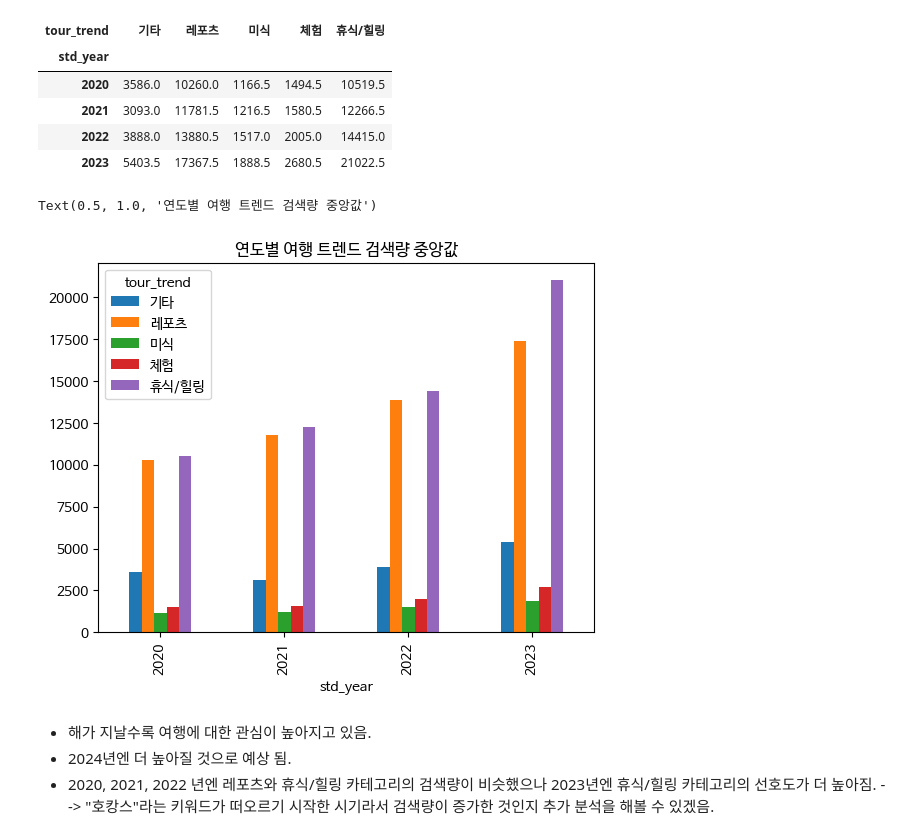
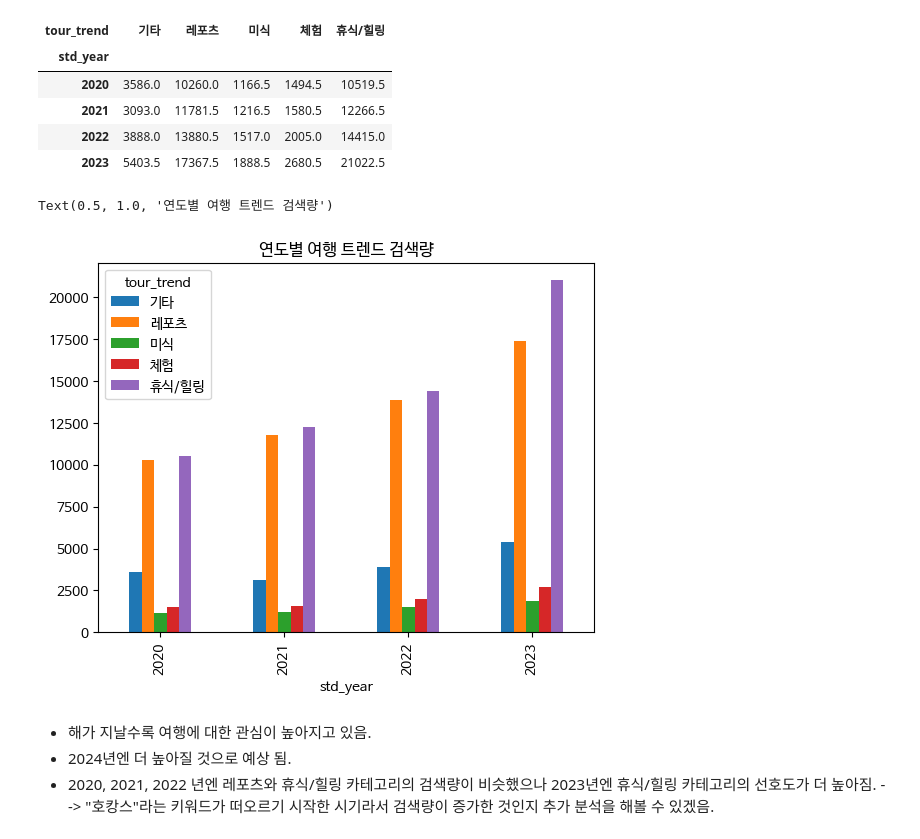
Before and after one commit to btg1631/study_data_analytics, a Jupyter notebook: docs/project_trip/EDA.ipynb, the cells around one changed output. Cells and saved outputs as stored; diff of their text form; code cells hidden in the pictures.

```diff
--- a/docs/project_trip/EDA.ipynb
+++ b/docs/project_trip/EDA.ipynb
@@ -455,10 +455,10 @@ trend_median
 | 2023 | 5403.5 | 17367.5 | 1888.5 | 2680.5 | 21022.5 |
 # %%
 trend_median.plot(kind='bar')
-plt.title("연도별 여행 트렌드 검색량 중앙값")
+plt.title("연도별 여행 트렌드 검색량")
 # %% [output]
-Text(0.5, 1.0, '연도별 여행 트렌드 검색량 중앙값')
+Text(0.5, 1.0, '연도별 여행 트렌드 검색량')
-[figure, old version]
+[figure, new version]
 # %% [markdown]
 - 해가 지날수록 여행에 대한 관심이 높아지고 있음.
 - 2024년엔 더 높아질 것으로 예상 됨.
```
Also changed, not shown: parts of 3 cells of this notebook, 7 other files.
